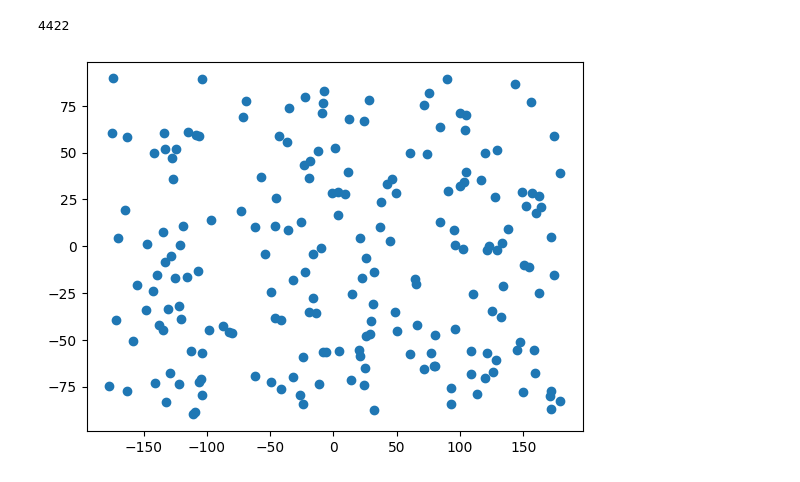
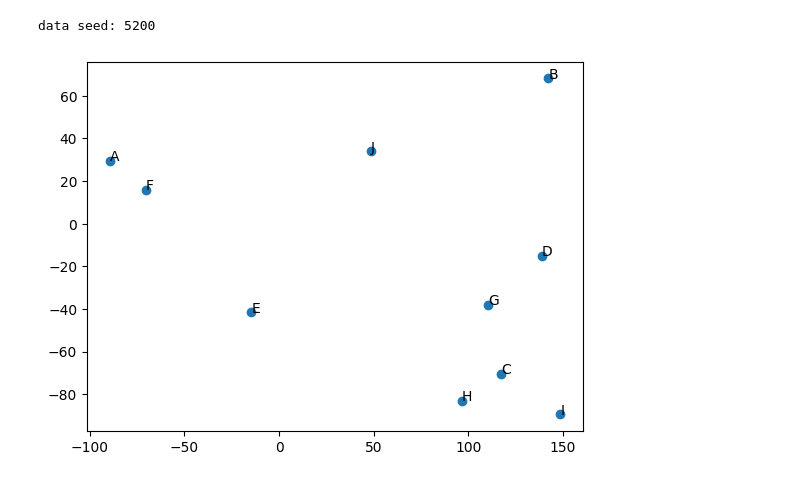
Before and after one commit to HugoPhi/opcal, a Jupyter notebook: Optimzation/TSP.ipynb, the cells around one changed output. Drawn from its saved outputs; the diff is of its cells as text; code cells hidden in the pictures.

```diff
--- a/Optimzation/TSP.ipynb
+++ b/Optimzation/TSP.ipynb
@@ -2,45 +28,42 @@
 import numpy as np
 import matplotlib.pyplot as plt
 from matplotlib.animation import FuncAnimation
 from IPython.display import HTML
 import string
 
 sd = np.random.randint(0, 10000)
-print(sd)
-np.random.seed(sd)  # 312
+print(f'data seed: {sd}')
+np.random.seed(sd)
 
-# ==================== 数据准备 ====================
-# x = [116.46, 117.2, 121.48, 106.54, 91.11, 87.98, 106.27, 111.65, 108.33, 126.63]
-# y = [39.92, 39.13, 31.22, 29.59, 29.97, 43.77, 38.47, 40.82, 22.84, 45.75]
-# dist = {0:'A',1:'B',2:'C',3:'D',4:'E',5:'F',6:'G',7:'H',8:'I',9:'J'}
+NUM_CITYS = 10
 
-NUM_CITYS = 200
+x = [np.random.uniform(-180, 180) for _ in range(NUM_CITYS)]
+y = [np.random.uniform(-90, 90)   for _ in range(NUM_CITYS)]
 
-# 随机生成70个城市的坐标 (x: 经度, y: 纬度)
-x = [np.random.uniform(-180, 180) for _ in range(NUM_CITYS)]  # 经度范围 -180 到 180
-y = [np.random.uniform(-90, 90)   for _ in range(NUM_CITYS)]  # 纬度范围 -90 到 90
-
-# 生成城市名称映射，使用字母 A-Z 和 AA-ZZ 的组合
+# generate city name, number <= 26 * 27
 def generate_city_labels(n):
     labels = []
     for i in range(n):
         if i < 26:
             labels.append(string.ascii_uppercase[i])
         else:
             labels.append(string.ascii_uppercase[i // 26 - 1] + string.ascii_uppercase[i % 26])
     return labels
 
 dist = {i: label for i, label in enumerate(generate_city_labels(NUM_CITYS))}
 
-# 计算距离矩阵
+# compute distance matrix
 num_cities = len(x)
 DIS = np.zeros((num_cities, num_cities))
 for i in range(num_cities):
     for j in range(num_cities):
         DIS[i,j] = np.sqrt((x[i]-x[j])**2 + (y[i]-y[j])**2)
 
+# show cities
 plt.scatter(x, y)
+for i, txt in enumerate(dist.values()):
+    plt.annotate(txt, (x[i], y[i]))
 plt.show()
 # %% [output]
-4422
+data seed: 5200
-[figure, old version]
+[figure, new version]
```
Also changed, not shown: parts of 9 cells of this notebook, 3 other files.
